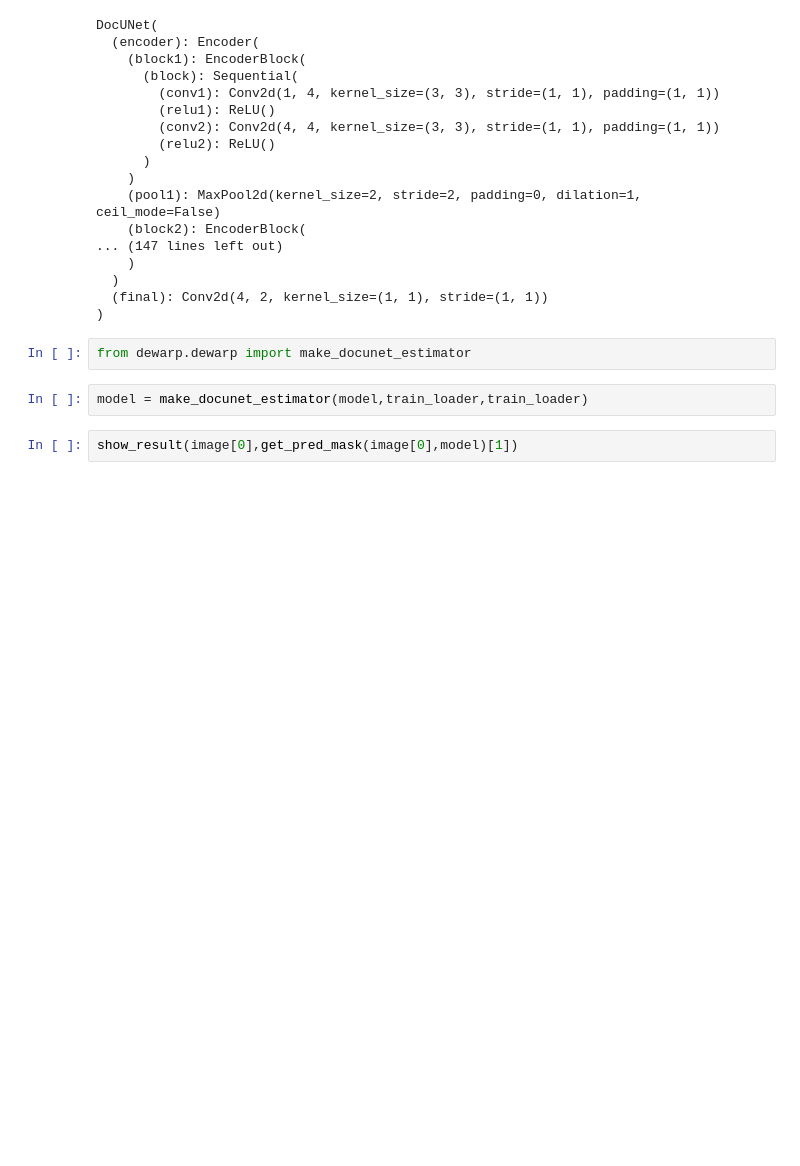
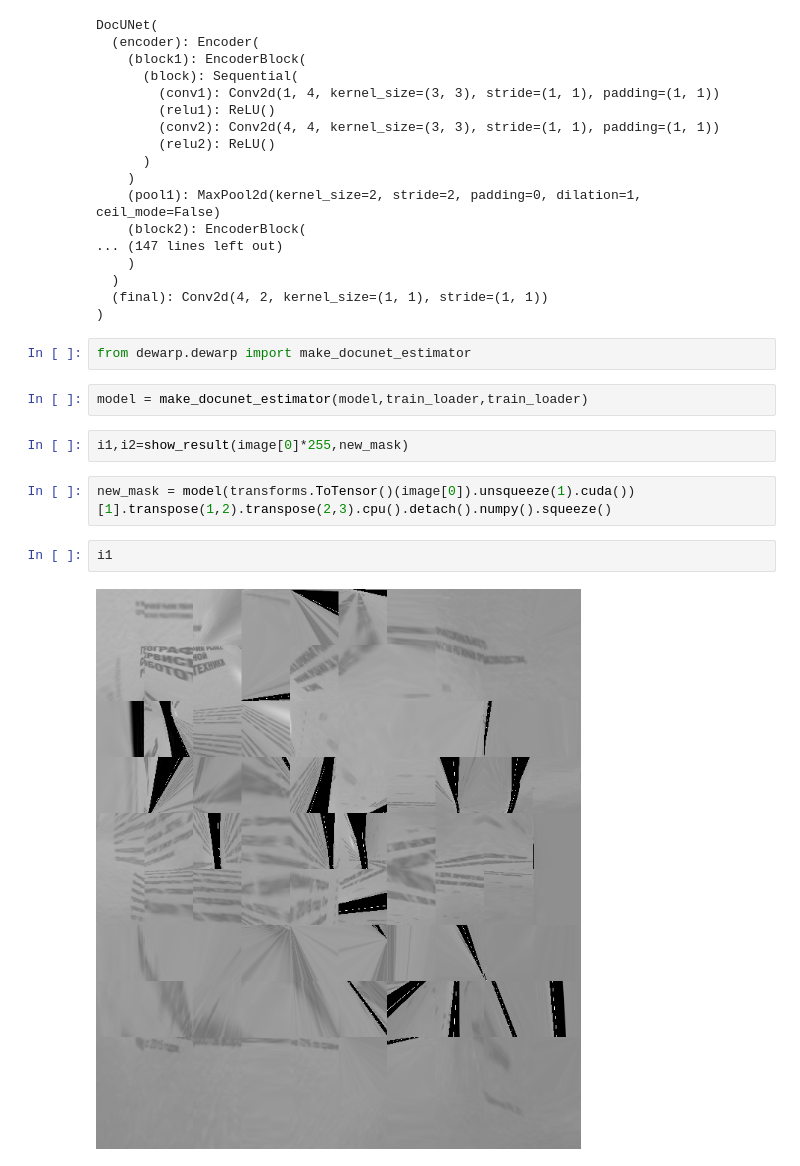
Before and after one commit to archangelChak/Dewarp, a Jupyter notebook: Untitled.ipynb, the cells around one changed output. Drawn from its saved outputs; the diff is of its cells as text; blank space fills up the shorter version.

```diff
--- a/Untitled.ipynb
+++ b/Untitled.ipynb
@@ -162,5 +162,11 @@ DocUNet(
 from dewarp.dewarp import make_docunet_estimator
 # %%
 model = make_docunet_estimator(model,train_loader,train_loader)
-# %%
-show_result(image[0],get_pred_mask(image[0],model)[1])
+# %%
+i1,i2=show_result(image[0]*255,new_mask)
+# %%
+new_mask = model(transforms.ToTensor()(image[0]).unsqueeze(1).cuda())[1].transpose(1,2).transpose(2,3).cpu().detach().numpy().squeeze()
+# %%
+i1
+# %% [output]
+[figure, added]
```
Also changed, not shown: parts of 3 cells of this notebook, 5 other files.
